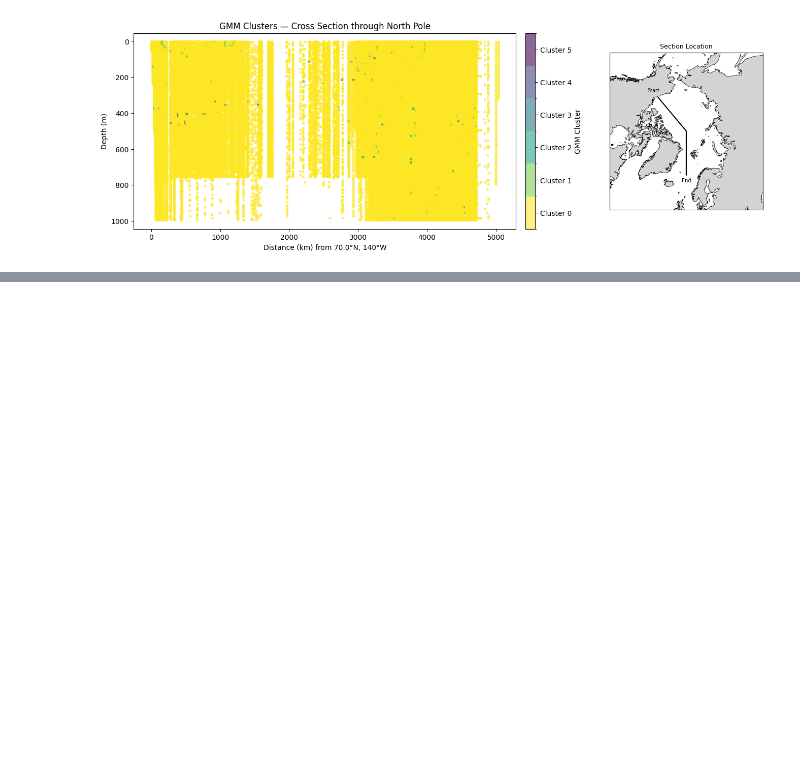
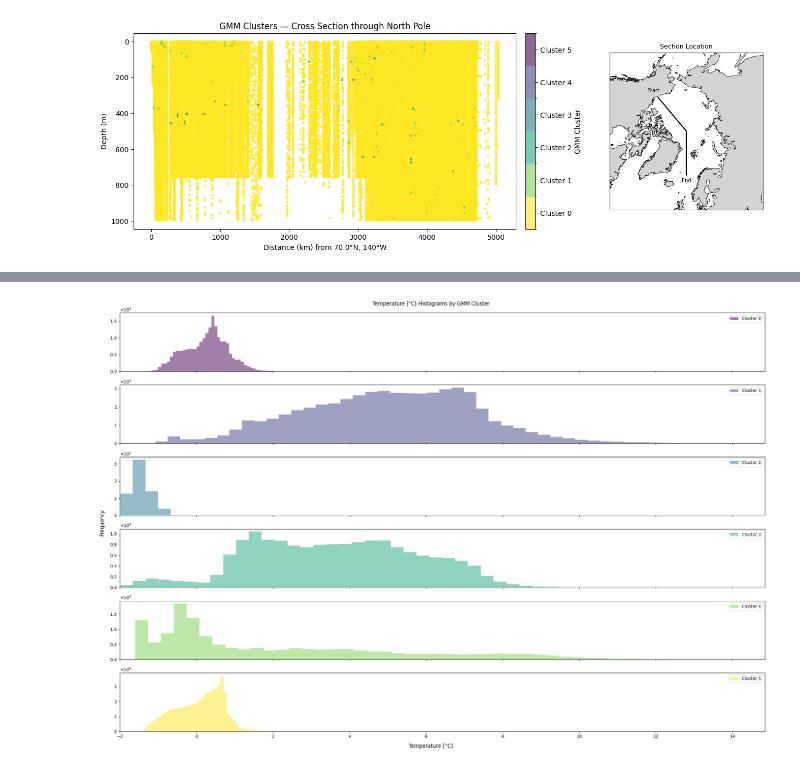
Before and after one commit to Mfdcng2/WaterMassClassification, a Jupyter notebook: Cluster_n_sensitivity/Ensemble_10.ipynb, the cells around one changed output, grey strips where cells are left out. Saved outputs shown, nothing was run; the diff lists cells and outputs as text; code cells hidden in the pictures; blank space fills up the shorter version.

```diff
--- a/Cluster_n_sensitivity/Ensemble_10.ipynb
+++ b/Cluster_n_sensitivity/Ensemble_10.ipynb
@@ -583,0 +599,33 @@ plt.show()
+# %%
+from matplotlib.ticker import ScalarFormatter
+
+def feature_histograms(df, feat_col='Conservative_Temperature_[deg_C]', label_col='gmm_label_6', feature='Temperature [°C]'):
+    n_clusters = df[label_col].nunique()
+    colors = plt.cm.viridis(np.linspace(0, 1, n_clusters))
+
+    fig, axes = plt.subplots(n_clusters, 1, figsize=(22, 15), sharex=True)
+
+    if n_clusters == 1:
+        axes = [axes]
+
+    for i, ax in enumerate(axes):
+        cluster_data = df[df[label_col] == i][feat_col]
+        ax.hist(cluster_data, bins=50, alpha=0.5, color=colors[i], label=f'Cluster {i}')
+        ax.legend()
+        ax.yaxis.set_major_formatter(ScalarFormatter(useMathText=True))
+        ax.ticklabel_format(style='sci', axis='y', scilimits=(0, 0))
+
+    fig.supxlabel(feature)
+    fig.supylabel('Frequency', x=0.01)
+    fig.suptitle(feature + ' Histograms by GMM Cluster')
+
+    x_min = df[feat_col].min()
+    x_max = df[feat_col].max()
+    axes[0].set_xlim(x_min, x_max)
+
+    plt.tight_layout()
+    plt.show()
+# %%
+feature_histograms(df_sampled_copy, feat_col='Conservative_Temperature_[deg_C]', label_col='gmm_label_6', feature='Temperature [°C]')
+# %% [output]
+[figure, added]
```
Also changed, not shown: parts of 4 cells of this notebook.
